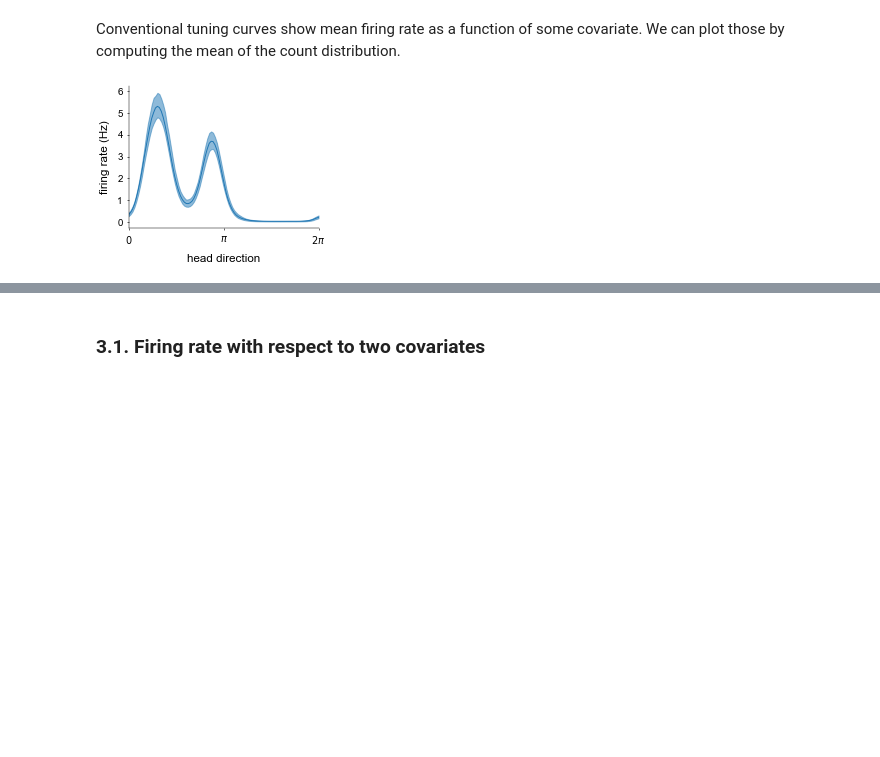
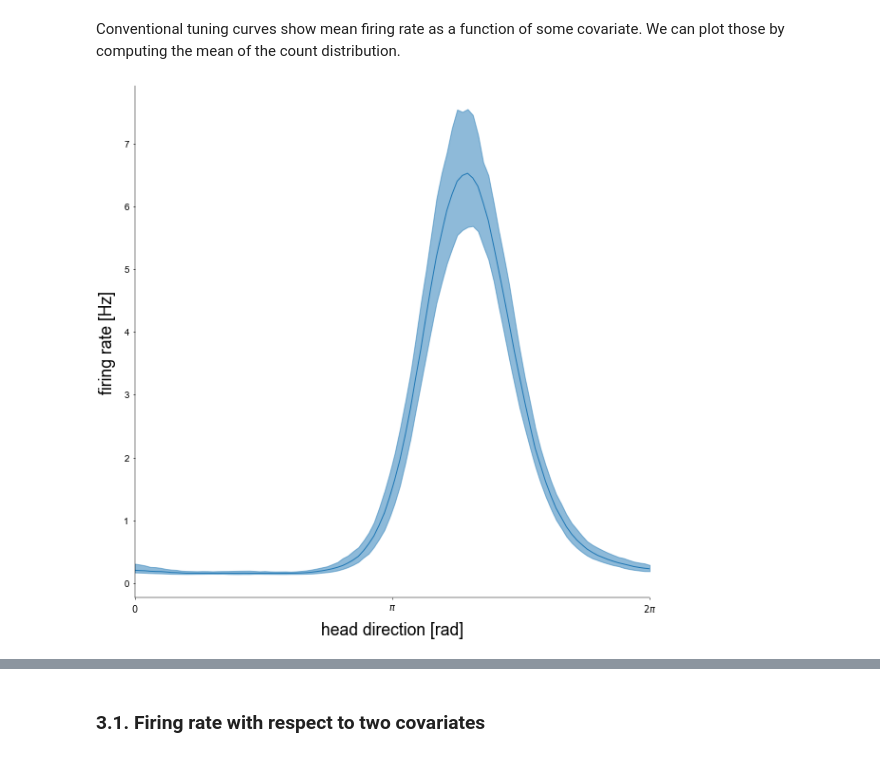
Before and after one commit to davindicode/UCM-interpret, a Jupyter notebook: example/notebook.ipynb, the cells around one changed output, grey strips where cells are left out. Cells and saved outputs as stored; diff of their text form; code cells hidden in the pictures; blank space fills up the shorter version.

```diff
--- a/example/notebook.ipynb
+++ b/example/notebook.ipynb
@@ -78,7 +105,7 @@ units:  53  hdc units:  13
 # %%
 for mouse_id in mice_sessions.keys():
     for session_id in mice_sessions[mouse_id]:
-        for subset in ['hdc', 'nonhdc']:
+        for subset in ['hdc']:#, 'nonhdc']:
             try:
                 phase = 'wake'
 
@@ -88,7 +115,7 @@ for mouse_id in mice_sessions.keys():
                 # data
                 single_spikes = False
                 dataset_dict = HDC.get_dataset(mouse_id, session_id, phase, subset, bin_size,
-                                               single_spikes, path='/scratches/ramanujan_2/dl543/HDC_PartIII/')
+                                               single_spikes, path='/scratches/ramanujan_2/vn283/HDC_PartIII/preprocessed/')
 
                 model_dict = {
                     'seed': 123,
@@ -195,7 +207,15 @@ TypeError: unsupported operand type(s) for +: 'NoneType' and 'float'
 # %% [markdown]
 Apart from the likelihood score, a more direct measure of goodness-of-fit is given by the [Kolmogorov-Smirnov test](https://en.wikipedia.org/wiki/Kolmogorov%E2%80%93Smirnov_test) adapted to count distributions. We compute the predictive spike count distribution given input covariates and then compute the quantiles of the observed spike counts. These are obtained from the training data, and will thus show us how well the model was able to fit in an absolute sense. We can turn these into $Z$-scores (which will be unit normal distributed if the model describes observations well).
 # %%
-rcov, units_used, tbin, resamples, rc_t, max_count, bin_size, metainfo, data_name = dataset_tuple
+#rcov, units_used, tbin, resamples, rc_t, max_count, bin_size, metainfo, data_name = dataset_tuple
+
+# 2D search, so there will be steps**2 = 10000 covariate vector inputs
+rcov = np.empty((0, dataset_dict['covariates']['hd'].shape[0]))
+
+for cov in ['hd', 'omega', 'speed', 'x', 'y', 'time']:
+    rcov = np.concatenate((rcov, dataset_dict['covariates'][cov][None, :]), axis=0)
+
+units_used = dataset_dict['neurons']
 
 # quantiles, Z scores
 P_ = []
@@ -302,10 +318,11 @@ batch_size = 5000  # size of time segments of each batch in dataset below
 
 
 # data
-dataset_tuple = HDC.get_dataset(session_id, phase, bin_size, single_spikes, path='./')
+dataset_dict = HDC.get_dataset(mouse_id, session_id, phase, subset, bin_size,
+                                               single_spikes, path='/scratches/ramanujan_2/vn283/HDC_PartIII/preprocessed/')
 
 # model and train/test split based on which validation fold is given by cv_run
-modelfit, fit_set, validation_set = lib.models.load_model(
-    checkpoint_dir, model_info, dataset_tuple, HDC.inputs_used, HDC.enc_used,
-    delay, cv_run, batch_size, gpu_dev, tensor_type=torch.float, jitter=1e-5
-)
+#modelfit, fit_set, validation_set = lib.models.load_model(
+#    checkpoint_dir, model_info, dataset_tuple, HDC.inputs_used, HDC.enc_used,
+#    delay, cv_run, batch_size, gpu_dev, tensor_type=torch.float, jitter=1e-5
+#)
@@ -368,32 +387,40 @@ plt.show()
 # %% [markdown]
 Conventional tuning curves show mean firing rate as a function of some covariate. We can plot those by computing the mean of the count distribution.
 # %%
-K = P.shape[-1]
+K = P_mc.shape[-1]
 counts = torch.arange(K)
 
 hd_mean = (counts[None, None, None, :] * P_mc).sum(-1)  # (MC, neurons, steps)
-hd_rate = hd_mean / tbin  # in units of Hz
+hd_rate = hd_mean / dataset_dict['tbin']  # in units of Hz
 hd_var = (counts[None, None, None, :]**2 * P_mc).sum(-1) - hd_mean**2
 hd_FF = hd_var / (hd_mean + 1e-12)
 # %%
-fig, ax = plt.subplots()
+fig, ax = plt.subplots(figsize=(10,10))
+
+params = {'legend.fontsize': 'x-large',
+          'figure.figsize': (15, 5),
+         'axes.labelsize': 'x-large',
+         'axes.titlesize':'x-large',
+         'xtick.labelsize':'x-large',
+         'ytick.labelsize':'x-large'}
+plt.rcParams.update(params)
 
 lower, mean, upper = utils.signal.percentiles_from_samples(hd_rate, [0.05, 0.5, 0.95])
-ne = 18  # select neuron to plot
+ne = 1  # select neuron to plot
 
 line, = ax.plot(hd_sweep.numpy(), mean[ne, :].numpy())
 ax.fill_between(
     hd_sweep.numpy(), lower[ne, :].numpy(), upper[ne, :].numpy(),
     color=line.get_color(), alpha=0.5
 )
-ax.set_ylabel('firing rate (Hz)')
-ax.set_xlabel('head direction')
+ax.set_ylabel('firing rate [Hz]', fontsize=18)
+ax.set_xlabel('head direction [rad]', fontsize=18)
 ax.set_xlim(0, 2*np.pi)
 ax.set_xticks([0, np.pi, 2*np.pi])
 ax.set_xticklabels([r'$0$', r'$\pi$', r'$2\pi$'])
 plt.show()
 # %% [output]
-[figure, old version]
+[figure, new version]
 # %%
 # compute cross correlations
 
```
Also changed, not shown: parts of 16 cells of this notebook, 21 other files.
